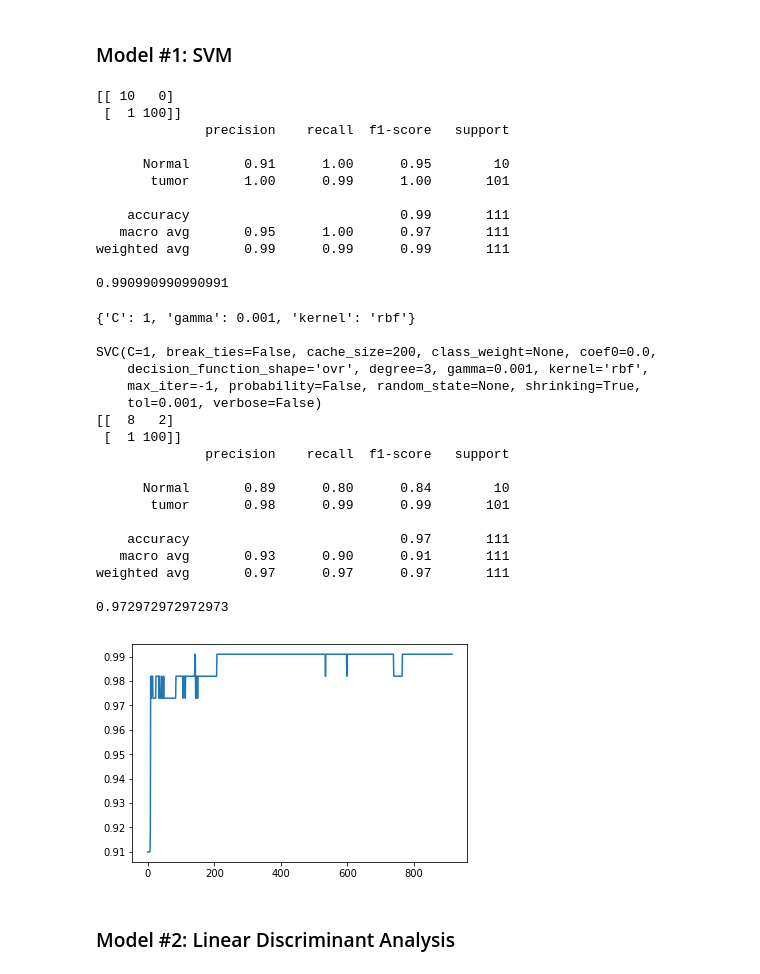
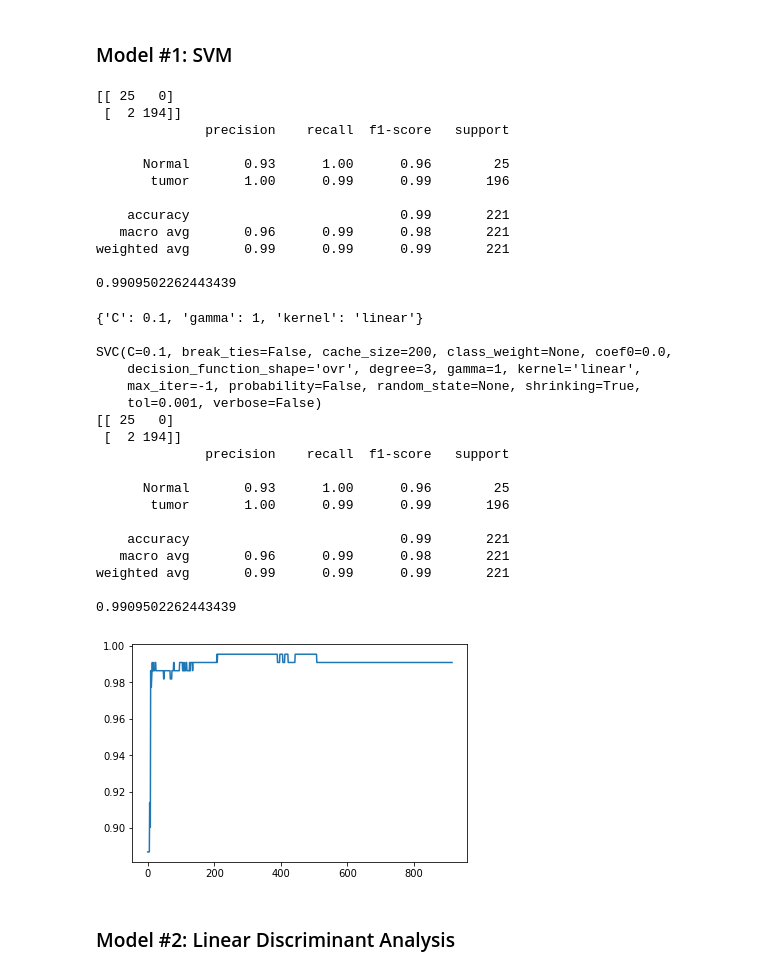
Before and after one commit to ruwaa-mohamed/TCGA-LUAD, a Jupyter notebook: TCGA-LUAD.ipynb, the cells around one changed output. Cells and saved outputs as stored; diff of their text form; code cells hidden in the pictures.

```diff
--- a/TCGA-LUAD.ipynb
+++ b/TCGA-LUAD.ipynb
@@ -43,6 +53,6 @@ Name: label, dtype: object
 # %%
 # splitting the dataset
-X_train, X_test, y_train, y_test = train_test_split(X, y, test_size=0.20, random_state=42)
+X_train, X_test, y_train, y_test = train_test_split(X, y, test_size=0.40, random_state=42)
 print(X_train.shape)
 print(y_train.shape)
 print(X_test.shape)
@@ -98,18 +108,18 @@ print(confusion_matrix(y_test,y_pred))
 print(classification_report(y_test,y_pred))
 print(accuracy_score(y_test,y_pred))
 # %% [output]
-[[ 10   0]
- [  1 100]]
+[[ 25   0]
+ [  2 194]]
               precision    recall  f1-score   support
 
-      Normal       0.91      1.00      0.95        10
-       tumor       1.00      0.99      1.00       101
+      Normal       0.93      1.00      0.96        25
+       tumor       1.00      0.99      0.99       196
 
-    accuracy                           0.99       111
-   macro avg       0.95      1.00      0.97       111
-weighted avg       0.99      0.99      0.99       111
+    accuracy                           0.99       221
+   macro avg       0.96      0.99      0.98       221
+weighted avg       0.99      0.99      0.99       221
 
-0.990990990990991
+0.9909502262443439
 # %%
 # GridSearch
 parameters = {'C': [0.1, 1, 10, 100, 1000],
@@ -127,39 +137,39 @@ print(confusion_matrix(y_test,y_pred_2))
 print(classification_report(y_test,y_pred_2))
 print(accuracy_score(y_test,y_pred_2))
 # %% [output]
-{'C': 1, 'gamma': 0.001, 'kernel': 'rbf'}
+{'C': 0.1, 'gamma': 1, 'kernel': 'linear'}
 
-SVC(C=1, break_ties=False, cache_size=200, class_weight=None, coef0=0.0,
-    decision_function_shape='ovr', degree=3, gamma=0.001, kernel='rbf',
+SVC(C=0.1, break_ties=False, cache_size=200, class_weight=None, coef0=0.0,
+    decision_function_shape='ovr', degree=3, gamma=1, kernel='linear',
     max_iter=-1, probability=False, random_state=None, shrinking=True,
     tol=0.001, verbose=False)
-[[  8   2]
- [  1 100]]
+[[ 25   0]
+ [  2 194]]
               precision    recall  f1-score   support
 
-      Normal       0.89      0.80      0.84        10
-       tumor       0.98      0.99      0.99       101
+      Normal       0.93      1.00      0.96        25
+       tumor       1.00      0.99      0.99       196
 
-    accuracy                           0.97       111
-   macro avg       0.93      0.90      0.91       111
-weighted avg       0.97      0.97      0.97       111
+    accuracy                           0.99       221
+   macro avg       0.96      0.99      0.98       221
+weighted avg       0.99      0.99      0.99       221
 
-0.972972972972973
+0.9909502262443439
 # %%
 # No. of features vs. accuracy
 acc_list = []
 for i in range(1, df.shape[1]-1):
     X = df.iloc[:,list(range(i))]
-    X_train, X_test, y_train, y_test = train_test_split(X, y, test_size=0.20, random_state=42)
+    X_train, X_test, y_train, y_test = train_test_split(X, y, test_size=0.40, random_state=42)
     svc = SVC(kernel='linear')
     svc.fit(X_train, y_train)
     y_pred = svc.predict(X_test)
     acc_list.append(accuracy_score(y_test,y_pred))
 
 plt.plot(acc_list)
 plt.show()
 # %% [output]
-[figure, old version]
+[figure, new version]
 # %% [markdown]
 ### Model #2: Linear Discriminant Analysis
 # %%
```
Also changed, not shown: parts of 16 cells of this notebook, 4 other files.
